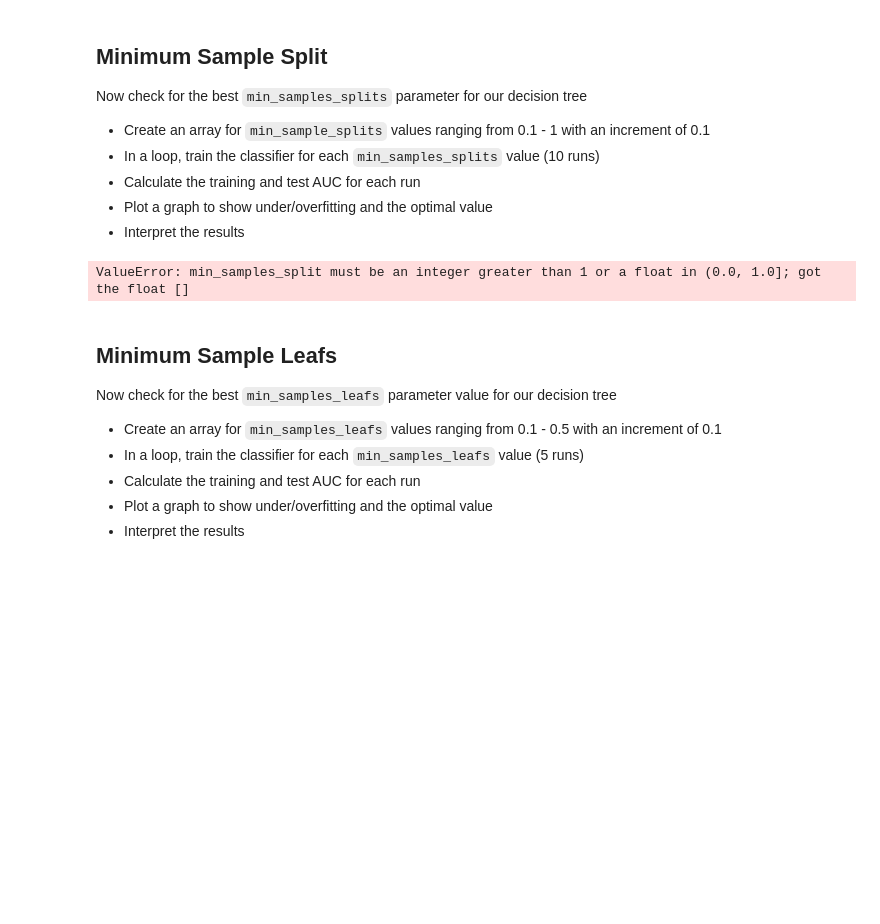
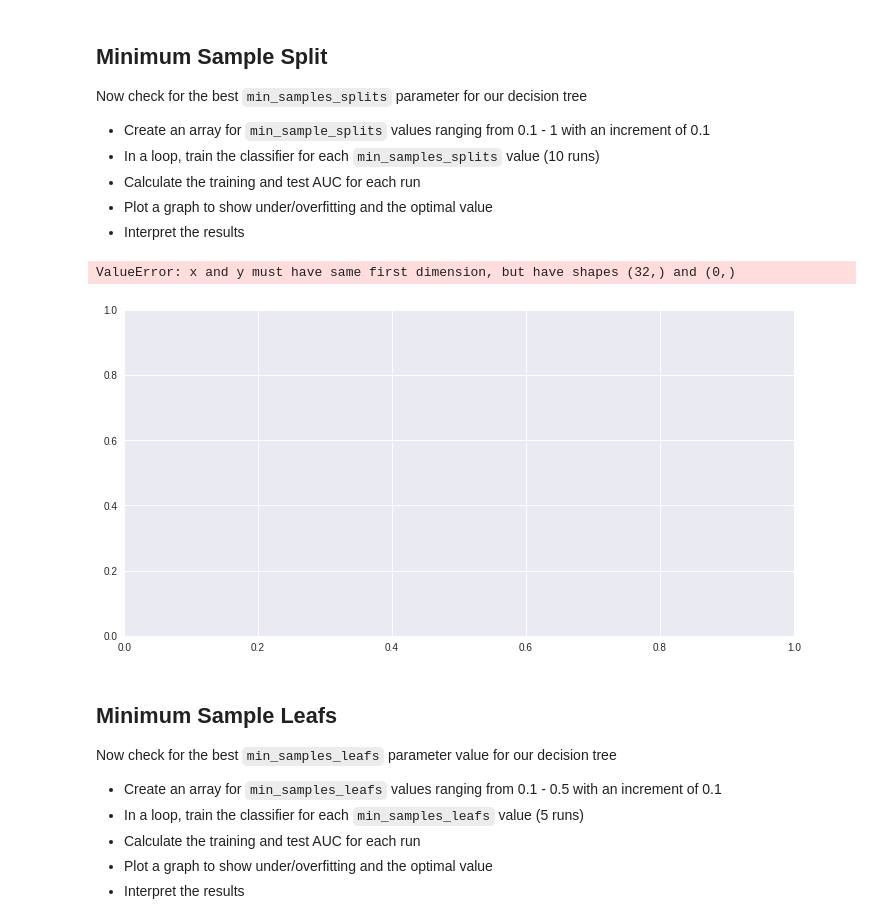
Before and after one commit to yagutaro/dsc-tuning-decision-trees-lab-hbs-ds-060120, a Jupyter notebook: index.ipynb, the cells around one changed output. Saved outputs shown, nothing was run; the diff lists cells and outputs as text; code cells hidden in the pictures; blank space fills up the shorter version.

```diff
--- a/index.ipynb
+++ b/index.ipynb
@@ -146,32 +146,33 @@ Now check for the best `min_samples_splits` parameter for our decision tree
 - Interpret the results
 # %%
 # Identify the optimal min-samples-split for given data
-min_samples_split = np.linspace(0.1, 1, 0.1, endpoint = True)
+min_samples_splits = np.linspace(0.1, 1, 0.1, endpoint = True)
 train_results = []
 test_results = []
-for max_depth in max_depths:
+for min_samples_split in min_samples_splits:
     dt = DecisionTreeClassifier(criterion = 'entropy', min_samples_split = min_samples_split, random_state = SEED)
     dt.fit(X_train, y_train)
     train_pred = dt.predict(X_train)
     false_positive_rate, true_positive_rate, thresholds = roc_curve(y_train, train_pred)
     roc_auc = auc(false_positive_rate, true_positive_rate)
 
     train_results.append(roc_auc)
     y_pred = dt.predict(X_test)
     false_positive_rate, true_positive_rate, thresholds = roc_curve(y_test, y_pred)
     roc_auc = auc(false_positive_rate, true_positive_rate)
 
     test_results.append(roc_auc)
 
 plt.figure(figsize = (12,6))
 plt.plot(max_depths, train_results, 'b', label = 'Train AUC')
 plt.plot(max_depths, test_results, 'r', label = 'Test AUC')
 plt.ylabel('AUC score')
 plt.xlabel('Three depth')
 plt.legend()
 plt.show()
 # %% [output]
-ValueError: min_samples_split must be an integer greater than 1 or a float in (0.0, 1.0]; got the float []
+ValueError: x and y must have same first dimension, but have shapes (32,) and (0,)
+[figure, added]
 # %%
 # Your observations here
 # %% [markdown]
```
